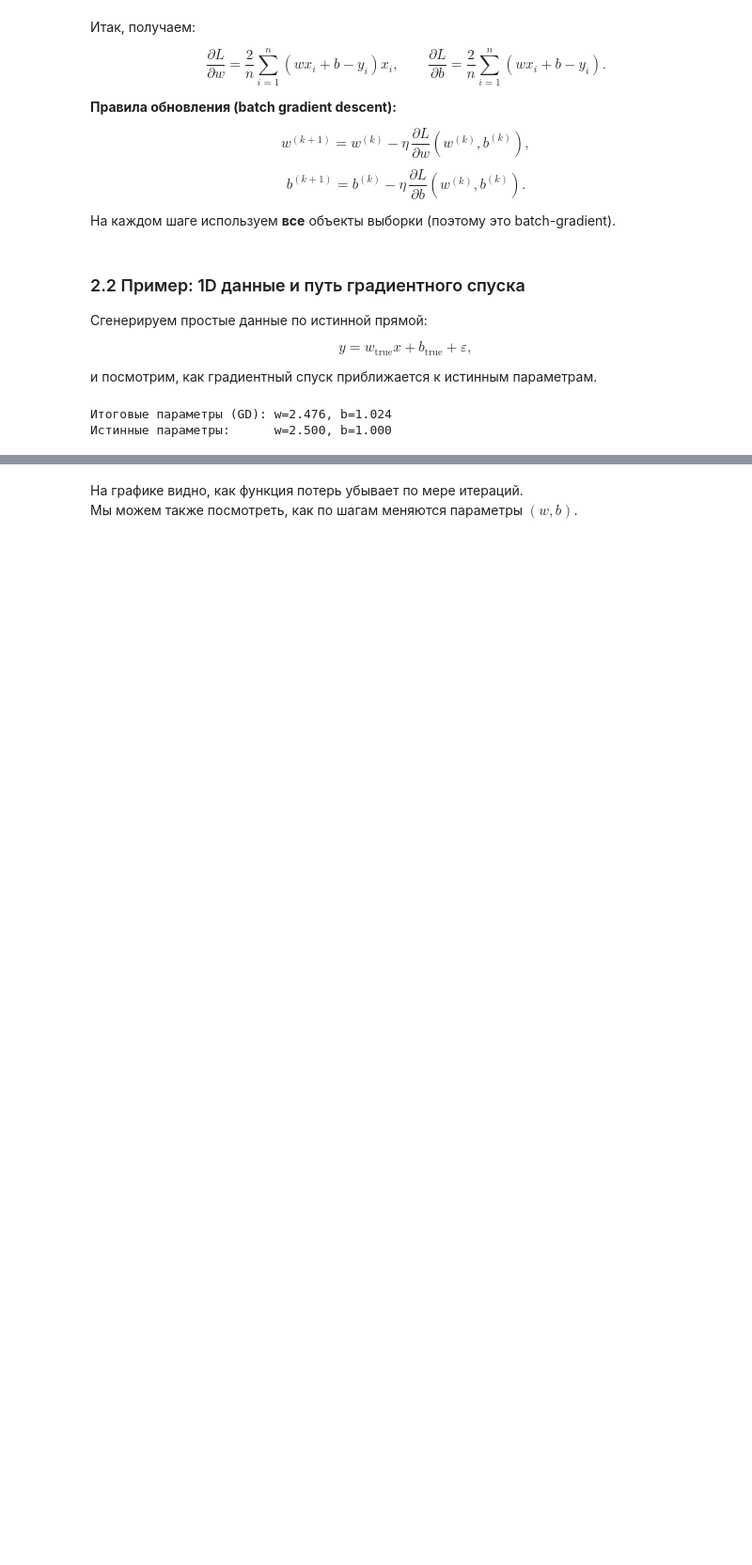
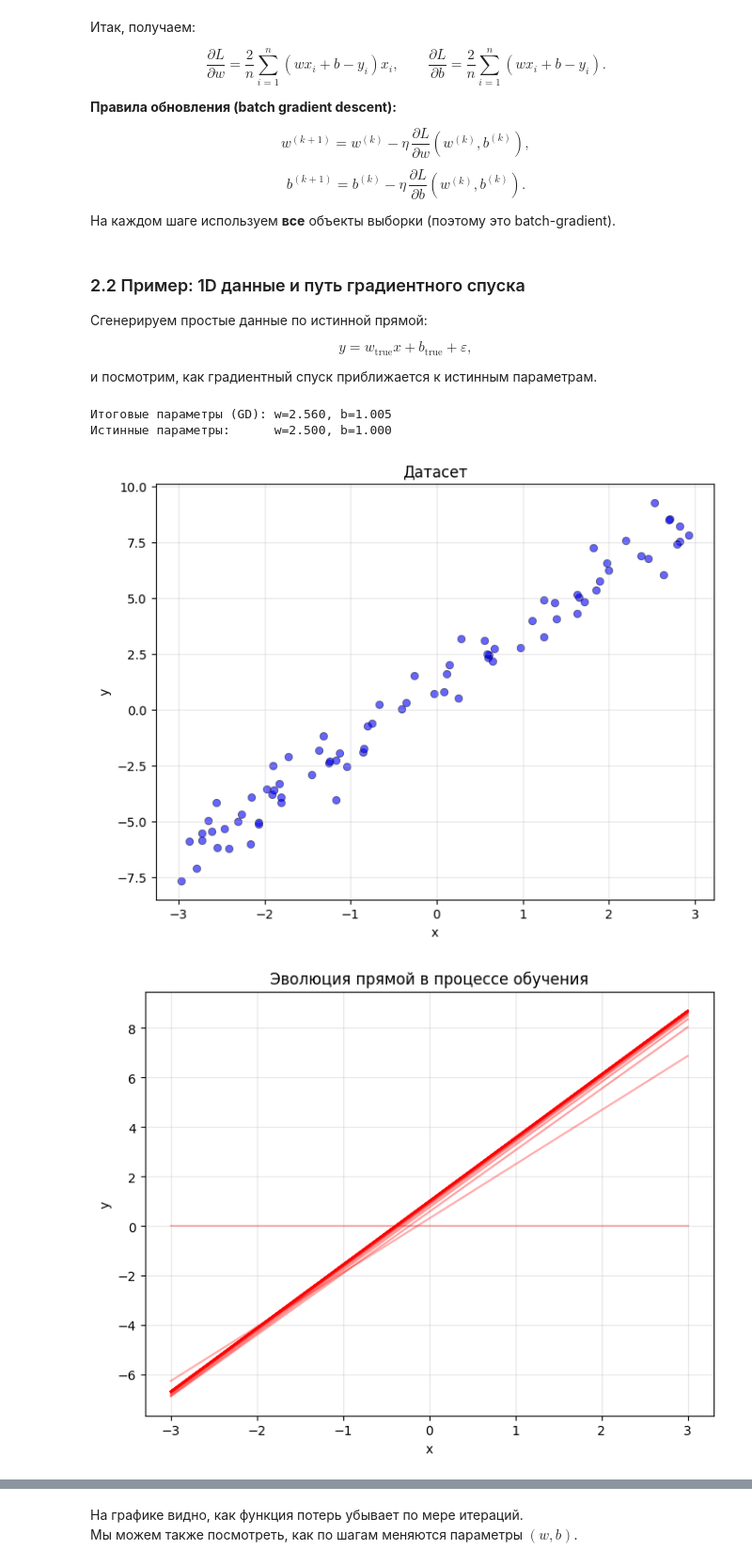
Before and after one commit to IzhanVarsky/PISH_DPO_ML_Practices, a Jupyter notebook: Practice1/Практика_1.2_Градиентный_спуск_для_линейной_регрессии.ipynb, the cells around one changed output, grey strips where cells are left out. Shown at 94% size. Cells and saved outputs as stored; diff of their text form; code cells hidden in the pictures; blank space fills up the shorter version.

```diff
--- a/Practice1/Практика_1.2_Градиентный_спуск_для_линейной_регрессии.ipynb
+++ b/Practice1/Практика_1.2_Градиентный_спуск_для_линейной_регрессии.ipynb
@@ -139,6 +142,11 @@ $$
 
 и посмотрим, как градиентный спуск приближается к истинным параметрам.
 # %%
+import numpy as np
+import matplotlib.pyplot as plt
+
+# Для воспроизводимости
+rng = np.random.RandomState(42)
 
 # Синтетические данные для 1D
 n = 80
@@ -151,40 +159,69 @@ y = w_true * x + b_true + eps
 
 # Градиентный спуск
 def compute_gradients(w, b, x, y):
-    # Возвращает dL/dw и dL/db для MSE в 1D
     n = x.shape[0]
     y_pred = w * x + b
     errors = y_pred - y
     dw = (2.0 / n) * np.sum(errors * x)
     db = (2.0 / n) * np.sum(errors)
     return dw, db
 
 w = 0.0
 b = 0.0
 lr = 0.05
 num_iters = 100
 
 history_w = [w]
 history_b = [b]
 history_loss = []
 
 for k in range(num_iters):
     y_pred = w * x + b
     loss = np.mean((y_pred - y)**2)
     history_loss.append(loss)
 
     dw, db = compute_gradients(w, b, x, y)
     w -= lr * dw
     b -= lr * db
-
     history_w.append(w)
     history_b.append(b)
 
 print("Итоговые параметры (GD): w=%.3f, b=%.3f" % (w, b))
 print("Истинные параметры:      w=%.3f, b=%.3f" % (w_true, b_true))
+
+# ------------- ВИЗУАЛИЗАЦИИ ---------------
+
+# График 1: Датасет
+plt.figure(figsize=(8, 6))
+plt.scatter(x, y, alpha=0.6, color='blue', edgecolors='black', linewidth=0.5)
+plt.xlabel('x')
+plt.ylabel('y')
+plt.title('Датасет')
+plt.grid(True, alpha=0.3)
+plt.show()
+
+# График 2: Изменение прямой от бледного к яркому
+plt.figure(figsize=(8, 6))
+x_line = np.linspace(-3, 3, 100)
+
+# Берем каждую step-ую итерацию для наглядности
+step = 5
+alphas = np.linspace(0.3, 1.0, len(history_w[::step]))
+
+for i, (wi, bi, alpha) in enumerate(zip(history_w[::step], history_b[::step], alphas)):
+    y_line = wi * x_line + bi
+    plt.plot(x_line, y_line, color='red', alpha=alpha, linewidth=1.5)
+
+plt.xlabel('x')
+plt.ylabel('y')
+plt.title('Эволюция прямой в процессе обучения')
+plt.grid(True, alpha=0.3)
+plt.show()
 # %% [output]
-Итоговые параметры (GD): w=2.476, b=1.024
+Итоговые параметры (GD): w=2.560, b=1.005
 Истинные параметры:      w=2.500, b=1.000
+[figure, added]
+[figure, added]
 # %%
 
 # Визуализация данных и финальной прямой
```
Also changed, not shown: parts of 9 cells of this notebook, 1 other file.
